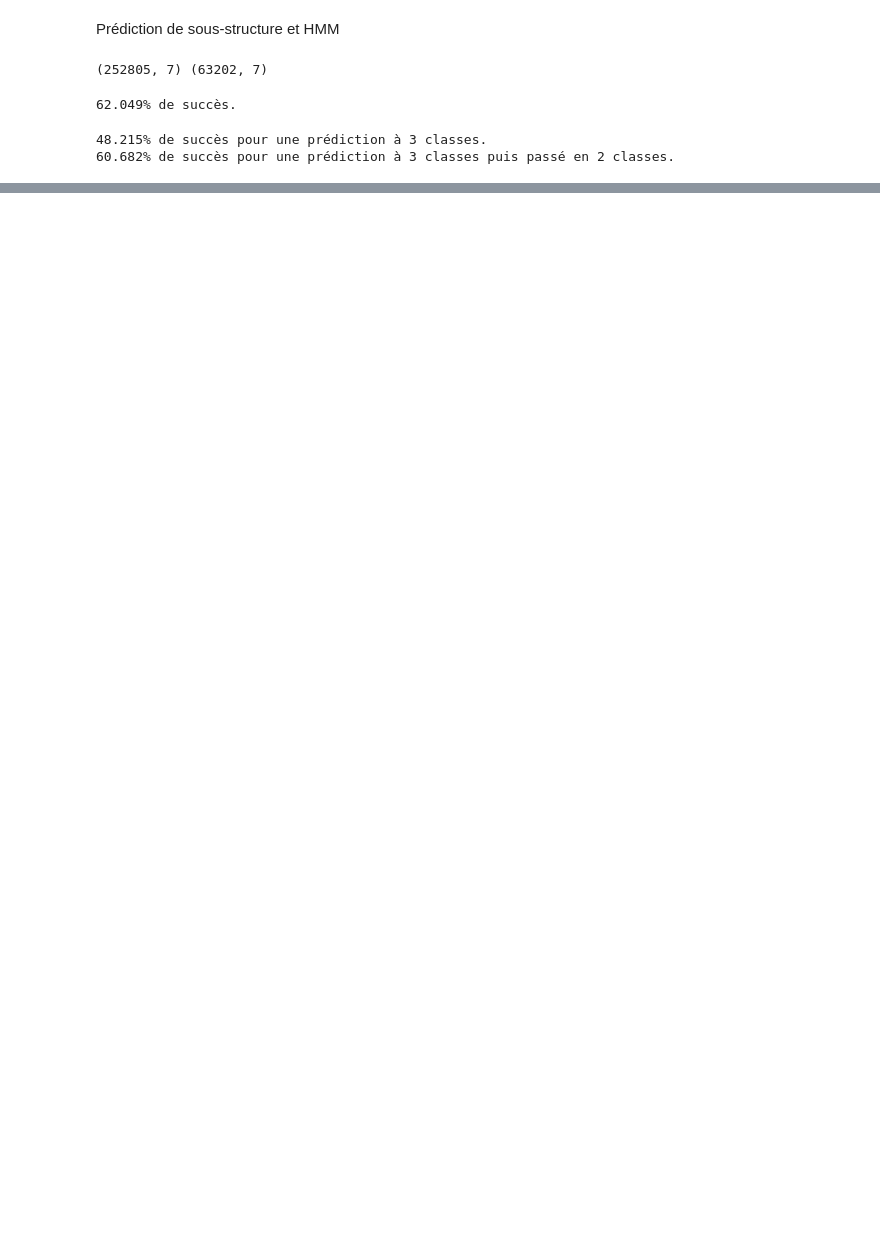
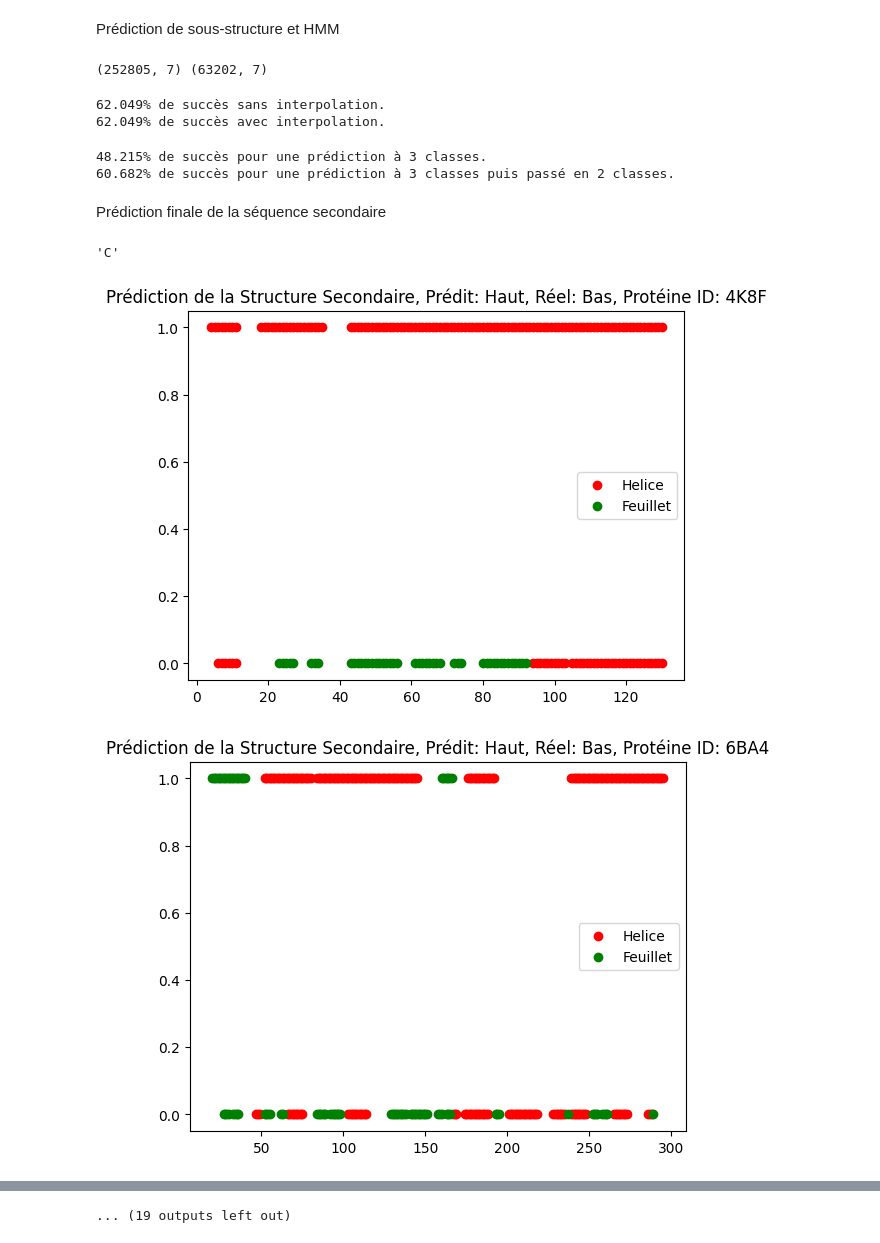
Before and after one commit to KargKarg/markov_structure_proteine, a Jupyter notebook: markov.ipynb, the cells around one changed output, grey strips where cells are left out. Drawn from its saved outputs; the diff is of its cells as text; code cells hidden in the pictures; blank space fills up the shorter version.

Commit message:
prédiction finale

```diff
--- a/markov.ipynb
+++ b/markov.ipynb
@@ -364,22 +351,27 @@ K = 2
 observations = [sequ.seq for sequ in df_train.itertuples()]
 etats = [sequ.sst3.replace("C", "0").replace("E", "1").replace("H", "1") for sequ in df_train.itertuples()]
 
-SS_A, SS_PI, SS_B = myscripts.hmm_apprentissage_k_mers(etats, observations, K, ["0", "1"], AA)
+SS_A2c, SS_PI2c, SS_B2c = myscripts.hmm_apprentissage_k_mers(etats, observations, K, ["0", "1"], AA)
 # %%
-erreurs, total = 0, 0
+erreurs, erreurs_int, total = 0, 0, 0
 
 for sequ in df_test.itertuples():
-    pred = myscripts.viterbi(sequ.seq, SS_A, SS_PI, SS_B, K, ["0", "1"], AA)
+    pred = myscripts.viterbi(sequ.seq, SS_A2c, SS_PI2c, SS_B2c, K, ["0", "1"], AA)
     pred = "".join(pred)
     real = sequ.sst3.replace("C", "0").replace("E", "1").replace("H", "1")
+    seq_interpolation = myscripts.interpolation_ss_structure(pred)
     for i in range(len(real)):
         if pred[i] != real[i]:
             erreurs += 1
+        if seq_interpolation[i] != real[i]:
+            erreurs_int += 1
     total += len(real)
 
-print(f"{round((1-erreurs/total)*100, 3)}% de succès.")
+print(f"{round((1-erreurs/total)*100, 3)}% de succès sans interpolation.")
+print(f"{round((1-erreurs_int/total)*100, 3)}% de succès avec interpolation.")
 # %% [output]
-62.049% de succès.
+62.049% de succès sans interpolation.
+62.049% de succès avec interpolation.
 # %%
 K = 2
 observations = [sequ.seq for sequ in df_train.itertuples()]
@@ -414,3 +406,46 @@ print(f"{round((1-erreurs2c/total)*100, 3)}% de succès pour une prédiction à
 # %% [output]
 48.215% de succès pour une prédiction à 3 classes.
 60.682% de succès pour une prédiction à 3 classes puis passé en 2 classes.
+# %% [markdown]
+Prédiction finale de la séquence secondaire
+# %%
+label = myscripts.valeur_par_classe_sst3(df_train["seq"], df_train["sst3"])
+modeles = {classe: myscripts.apprentissage_markov_k_mers([seq for seq in label[classe] if len(seq) > K], K, AA) for classe in label}
+# %%
+myscripts.classifie("AAHAGGAGHA", modeles, K, AA)
+# %% [output]
+'C'
+# %%
+cpt = 0
+for sequ in df_test.itertuples():
+    if cpt > 70:
+        break
+    cpt += 1
+
+
+    if cpt > 40:
+        pred = myscripts.interpolation_ss_structure("".join(myscripts.viterbi(sequ.seq, SS_A2c, SS_PI2c, SS_B2c, K, ["0", "1"], AA)))
+        etacontigues, obscontigues = myscripts.ss_seq_contigs(pred, sequ.seq)
+
+        ss_struc_pred = ""
+        ss_struc_real = sequ.sst3
+
+        for seq in obscontigues:
+            if len(seq) > K:
+                classe = myscripts.classifie(seq, modeles, K, AA)
+                ss_struc_pred += classe*len(seq)
+
+        plt.scatter([i+1 for i in range(len(ss_struc_pred)) if ss_struc_pred[i] == "H"], [1 for _ in range(ss_struc_pred.count("H"))], c="red")
+        plt.scatter([i+1 for i in range(len(ss_struc_pred)) if ss_struc_pred[i] == "E"], [1 for _ in range(ss_struc_pred.count("E"))], c="green")
+
+        plt.scatter([i+1 for i in range(len(ss_struc_real)) if ss_struc_real[i] == "H"], [0 for _ in range(ss_struc_real.count("H"))], c="red", label="Helice")
+        plt.scatter([i+1 for i in range(len(ss_struc_real)) if ss_struc_real[i] == "E"], [0 for _ in range(ss_struc_real.count("E"))], c="green", label="Feuillet")
+
+        plt.title(f"Prédiction de la Structure Secondaire, Prédit: Haut, Réel: Bas, Protéine ID: {sequ.pdb_id}")
+
+        plt.legend()
+        plt.savefig(f"Resultats/{sequ.pdb_id}.svg")
+        plt.close()
+# %% [output]
+[figure, added]
+[figure, added]
@@ -416,0 +462 @@ print(f"{round((1-erreurs2c/total)*100, 3)}% de succès pour une prédiction à
+... (19 outputs left out)
```
Also changed, not shown: parts of 2 cells of this notebook, 32 other files.
